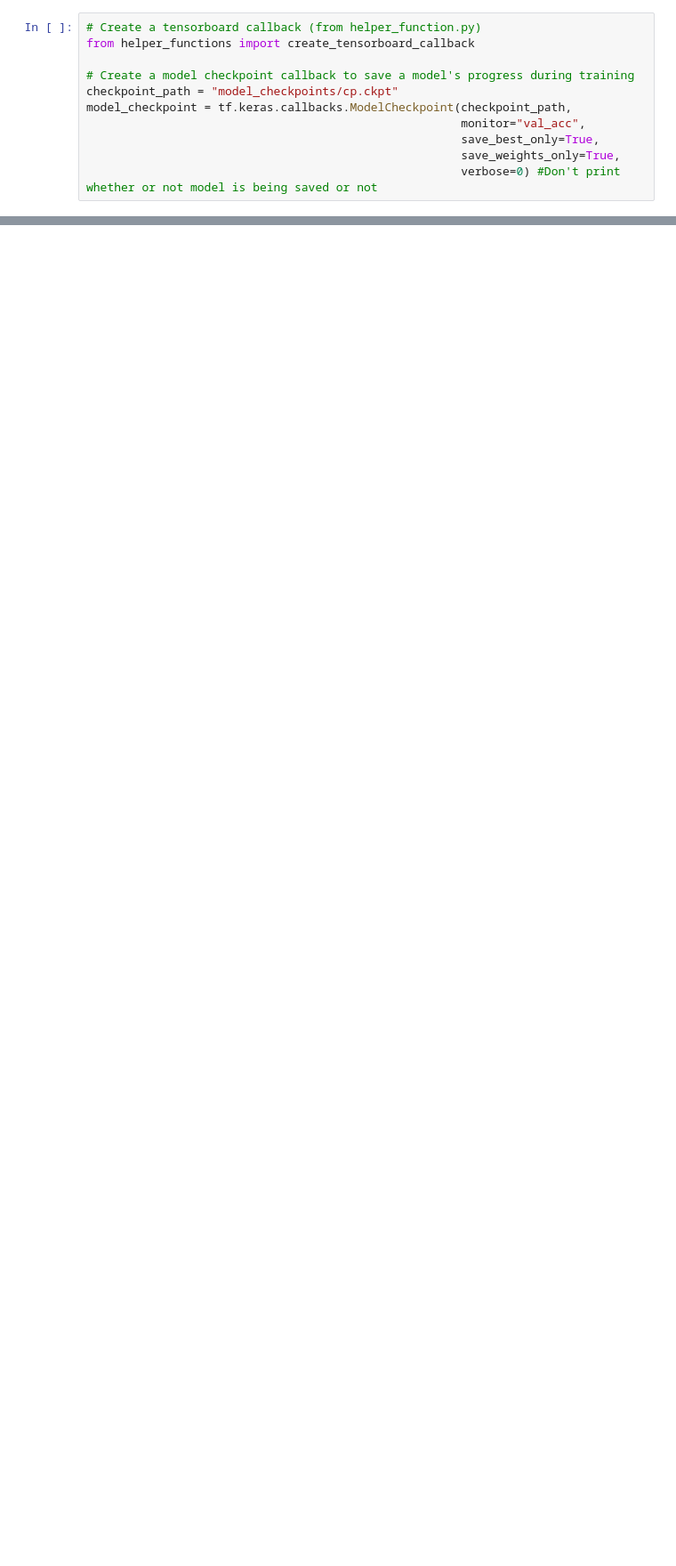
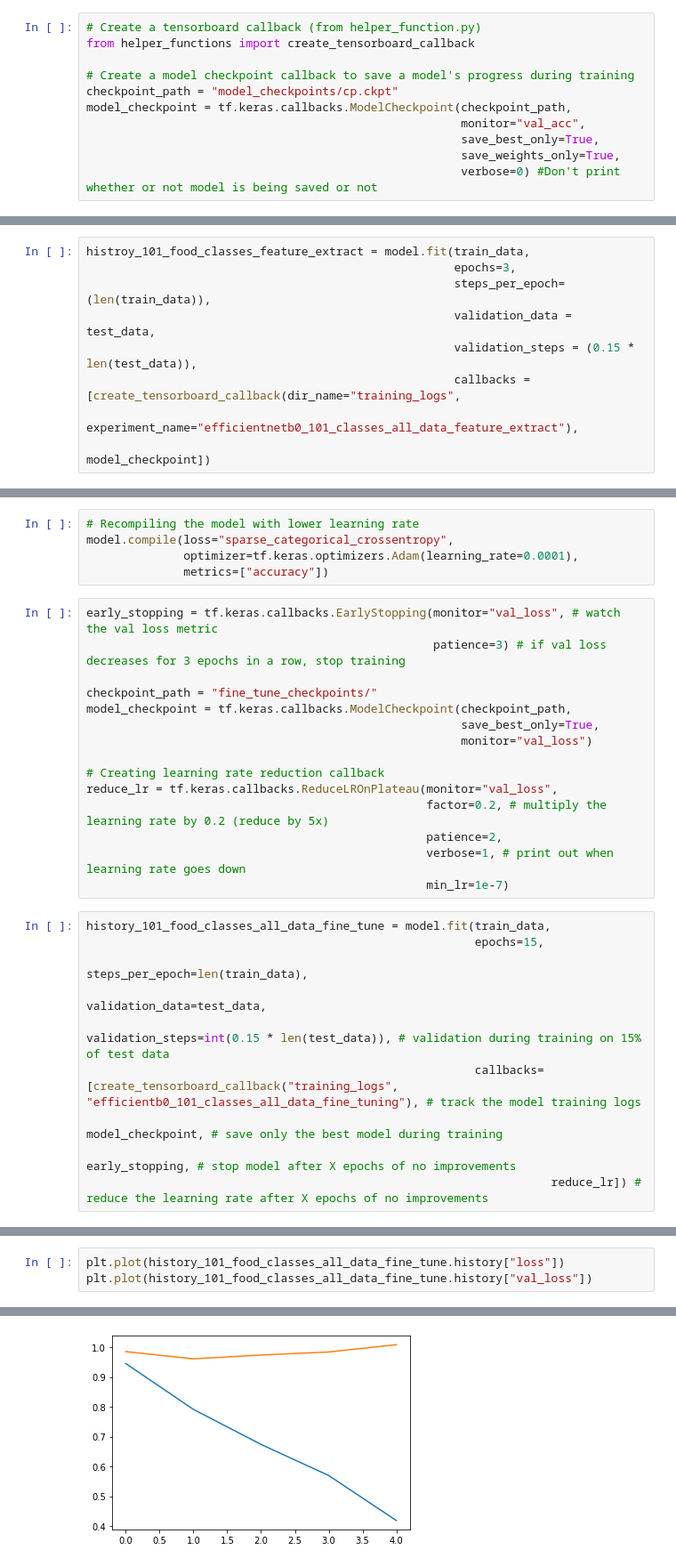
Before and after one commit to shashwat9kumar/ML-And-DataScience, a Jupyter notebook: Tensorflow/07_milestone_project_1_food_vision.ipynb, the cells around one changed output, grey strips where cells are left out. Shown at 89% size. Drawn from its saved outputs; the diff is of its cells as text; blank space fills up the shorter version.

```diff
--- a/Tensorflow/07_milestone_project_1_food_vision.ipynb
+++ b/Tensorflow/07_milestone_project_1_food_vision.ipynb
@@ -262,0 +402,9 @@ model_checkpoint = tf.keras.callbacks.ModelCheckpoint(checkpoint_path,
+# %%
+histroy_101_food_classes_feature_extract = model.fit(train_data,
+                                                     epochs=3,
+                                                     steps_per_epoch=(len(train_data)),
+                                                     validation_data = test_data,
+                                                     validation_steps = (0.15 * len(test_data)),
+                                                     callbacks = [create_tensorboard_callback(dir_name="training_logs",
+                                                                                              experiment_name="efficientnetb0_101_classes_all_data_feature_extract"),
+                                                                  model_checkpoint])
@@ -262,0 +461,30 @@ model_checkpoint = tf.keras.callbacks.ModelCheckpoint(checkpoint_path,
+# %%
+# Recompiling the model with lower learning rate
+model.compile(loss="sparse_categorical_crossentropy",
+              optimizer=tf.keras.optimizers.Adam(learning_rate=0.0001),
+              metrics=["accuracy"])
+# %%
+early_stopping = tf.keras.callbacks.EarlyStopping(monitor="val_loss", # watch the val loss metric
+                                                  patience=3) # if val loss decreases for 3 epochs in a row, stop training
+
+checkpoint_path = "fine_tune_checkpoints/"
+model_checkpoint = tf.keras.callbacks.ModelCheckpoint(checkpoint_path,
+                                                      save_best_only=True,
+                                                      monitor="val_loss")
+
+# Creating learning rate reduction callback
+reduce_lr = tf.keras.callbacks.ReduceLROnPlateau(monitor="val_loss",
+                                                 factor=0.2, # multiply the learning rate by 0.2 (reduce by 5x)
+                                                 patience=2,
+                                                 verbose=1, # print out when learning rate goes down
+                                                 min_lr=1e-7)
+# %%
+history_101_food_classes_all_data_fine_tune = model.fit(train_data,
+                                                        epochs=15,
+                                                        steps_per_epoch=len(train_data),
+                                                        validation_data=test_data,
+                                                        validation_steps=int(0.15 * len(test_data)), # validation during training on 15% of test data
+                                                        callbacks=[create_tensorboard_callback("training_logs", "efficientb0_101_classes_all_data_fine_tuning"), # track the model training logs
+                                                                   model_checkpoint, # save only the best model during training
+                                                                   early_stopping, # stop model after X epochs of no improvements
+                                                                   reduce_lr]) # reduce the learning rate after X epochs of no improvements
@@ -262,0 +509,4 @@ model_checkpoint = tf.keras.callbacks.ModelCheckpoint(checkpoint_path,
+# %%
+plt.plot(history_101_food_classes_all_data_fine_tune.history["loss"])
+plt.plot(history_101_food_classes_all_data_fine_tune.history["val_loss"])
+# %% [output]
@@ -262,0 +514 @@ model_checkpoint = tf.keras.callbacks.ModelCheckpoint(checkpoint_path,
+[figure, added]
```
Also changed, not shown: parts of 36 cells of this notebook.
